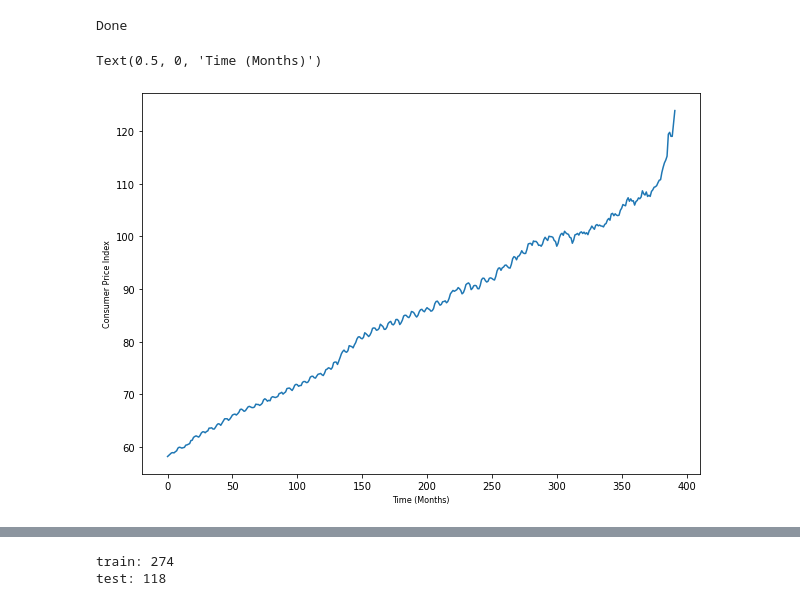
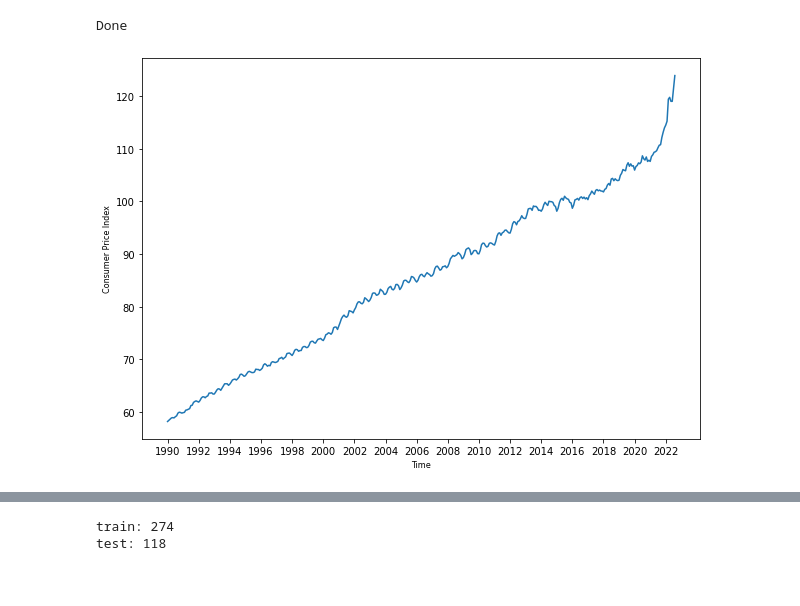
Before and after one commit to Migalvao/TimeSeriesAnalysis, a Jupyter notebook: main.ipynb, the cells around one changed output, grey strips where cells are left out. Saved outputs shown, nothing was run; the diff lists cells and outputs as text; code cells hidden in the pictures.

```diff
--- a/main.ipynb
+++ b/main.ipynb
@@ -38,8 +39,13 @@ for i in range(0, len(year_month), 12):
 # %%
 # plot time series
 ax = country_cpi_data.plot(figsize=(10,7))
 ax.set_ylabel('Consumer Price Index',fontdict={'fontsize':8})
-ax.set_xlabel('Time (Months)',fontdict={'fontsize':8})
+ax.set_xlabel('Time',fontdict={'fontsize':8})
+
+ticks = np.arange(0, len(country_cpi_data), 24)
+ticks_labels = np.arange(1990, 2023, 2)
+ax.set_xticks(ticks)
+ax.set_xticklabels(ticks_labels)
+None
 # %% [output]
-Text(0.5, 0, 'Time (Months)')
-[figure, old version]
+[figure, new version]
```
Also changed, not shown: parts of 29 cells of this notebook, 2 other files.
